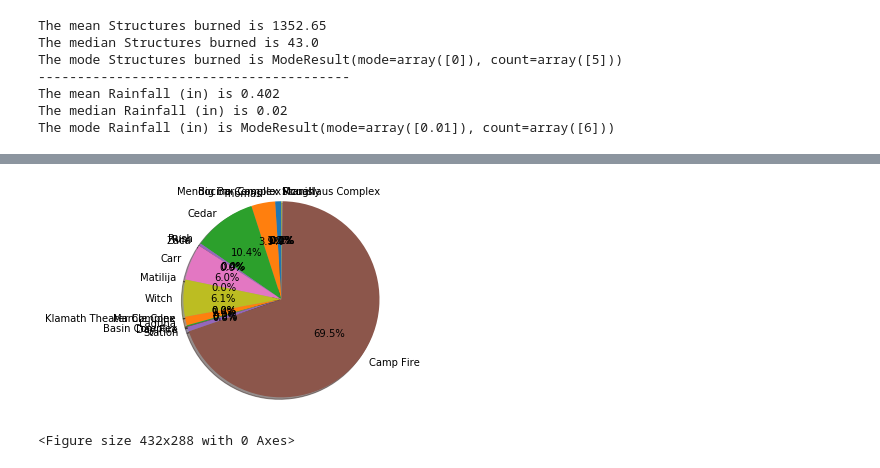
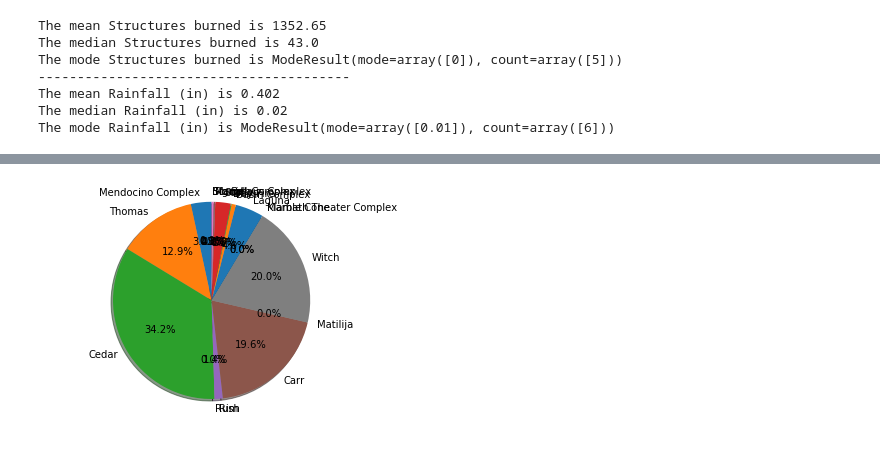
Before and after one commit to mshoemake3224/yellow, a Jupyter notebook: keggert - data.ipynb, the cells around one changed output, grey strips where cells are left out. Drawn from its saved outputs; the diff is of its cells as text; code cells hidden in the pictures.

```diff
--- a/keggert - data.ipynb
+++ b/keggert - data.ipynb
@@ -159,3 +161,7 @@ final_df
 | 17 | 17 | Mcnally | Human Related | 150696 | 17 | 0 | Ventura | September | 1932 | 0.53 |
 | 18 | 18 | Stanislaus Complex | Lightning | 145980 | 28 | 1 | San Diego | October | 2007 | 0.15 |
 | 19 | 19 | Big Bar Complex | Lightning | 140948 | 0 | 0 | Siskiyou | June | 2008 | 0.11 |
+# %%
+# Drop outliers
+dropo_df = final_df.drop([5, 15])
+dropo_df
@@ -215,17 +387,16 @@ plt.savefig("Resources/structures burned(bar chart).png")
 # %%
 # Tell matplotlib to create a pie chart based upon the above data
-fire_name = final_df["Fire Name"]
-structures_burned = final_df["Structures"]
+fire_name = dropo_df["Fire Name"]
+structures_burned = dropo_df["Structures"]
 plt.pie(structures_burned, labels=fire_name,
         autopct="%1.1f%%", shadow=True, startangle=90)
 # Create axes which are equal so we have a perfect circle
 plt.axis("equal")
 # Save an image of our chart and print the final product to the screen
+plt.savefig("Resources/structures burned(pie chart 2).png")
 plt.show()
-plt.savefig("Resources/structures burned(pie chart).png")
 # %% [output]
-[figure, old version]
+[figure, new version]
-<Figure size 432x288 with 0 Axes>
 # %%
 # Create a line plot looking at the rainfall and the number of structures burned
 x_axis = final_df["Fire Name"]
```
Also changed, not shown: parts of 19 cells of this notebook, 12 other files.
